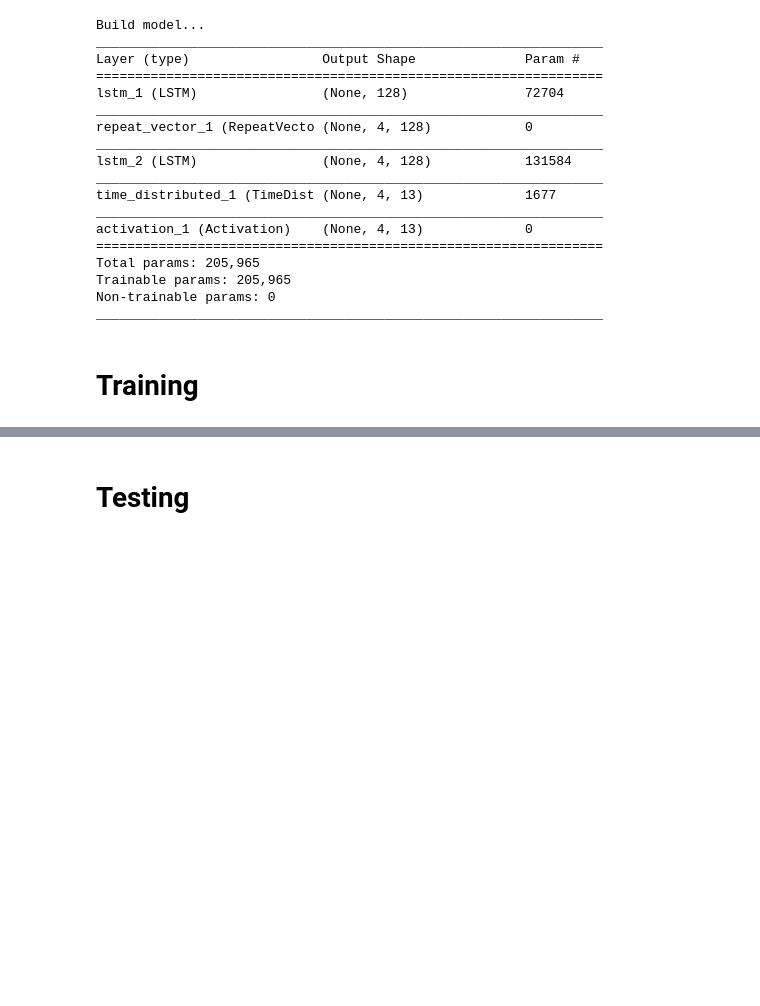
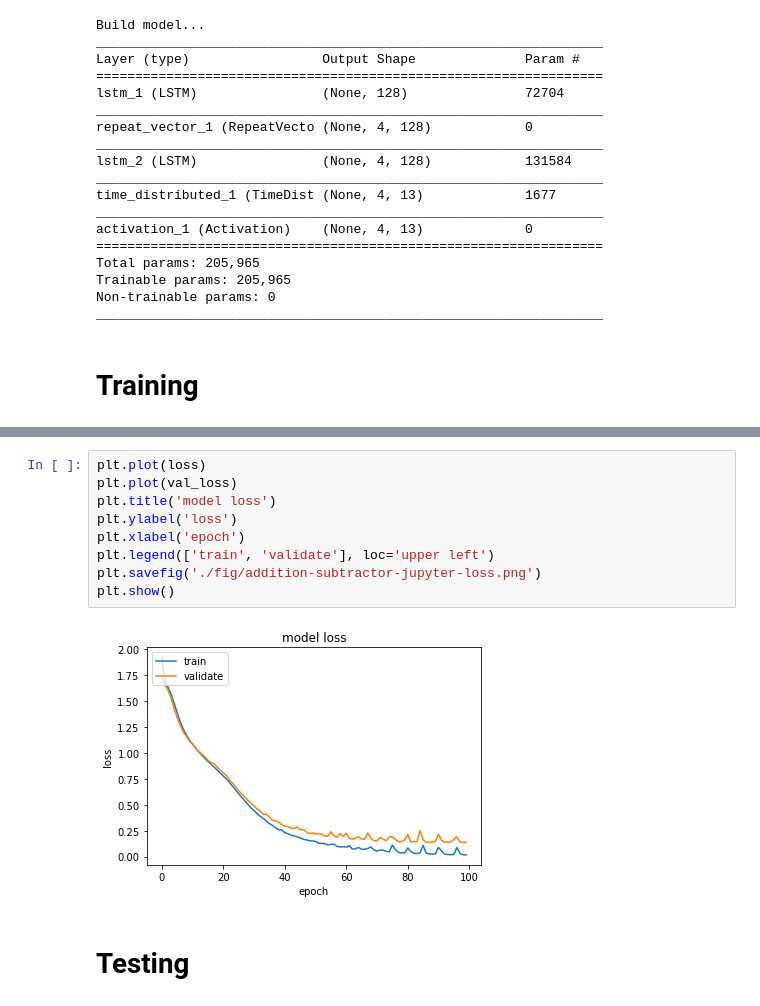
Before and after one commit to rapirent/Arithmetic-Operation-Seq2Seq, a Jupyter notebook: addition-subtractor.ipynb, the cells around one changed output, grey strips where cells are left out. Saved outputs shown, nothing was run; the diff lists cells and outputs as text; blank space fills up the shorter version.

```diff
--- a/addition-subtractor.ipynb
+++ b/addition-subtractor.ipynb
@@ -258,3 +275,14 @@ Q 331+3   T 334  ☑ 334
+# %%
+plt.plot(loss)
+plt.plot(val_loss)
+plt.title('model loss')
+plt.ylabel('loss')
+plt.xlabel('epoch')
+plt.legend(['train', 'validate'], loc='upper left')
+plt.savefig('./fig/addition-subtractor-jupyter-loss.png')
+plt.show()
+# %% [output]
+[figure, added]
 # %% [markdown]
 # Testing
 # %%
```
Also changed, not shown: parts of 8 cells of this notebook, 9 other files.
